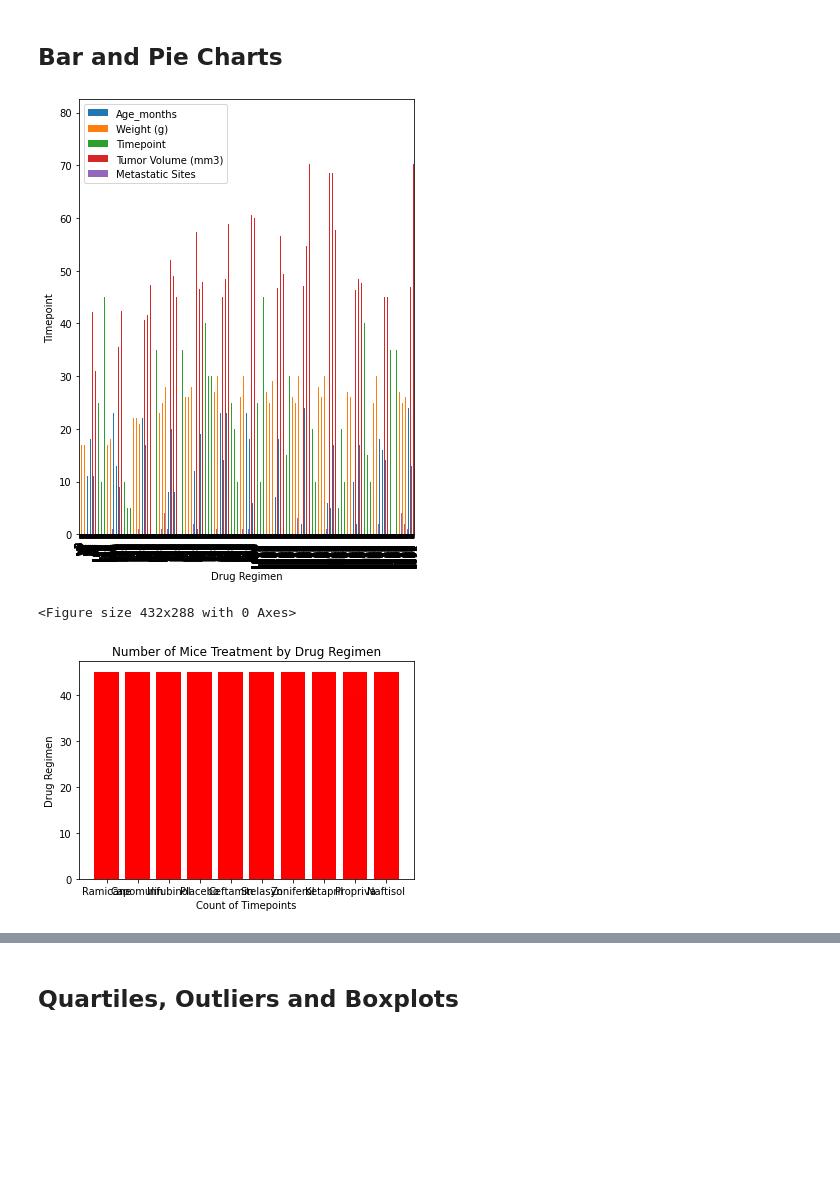
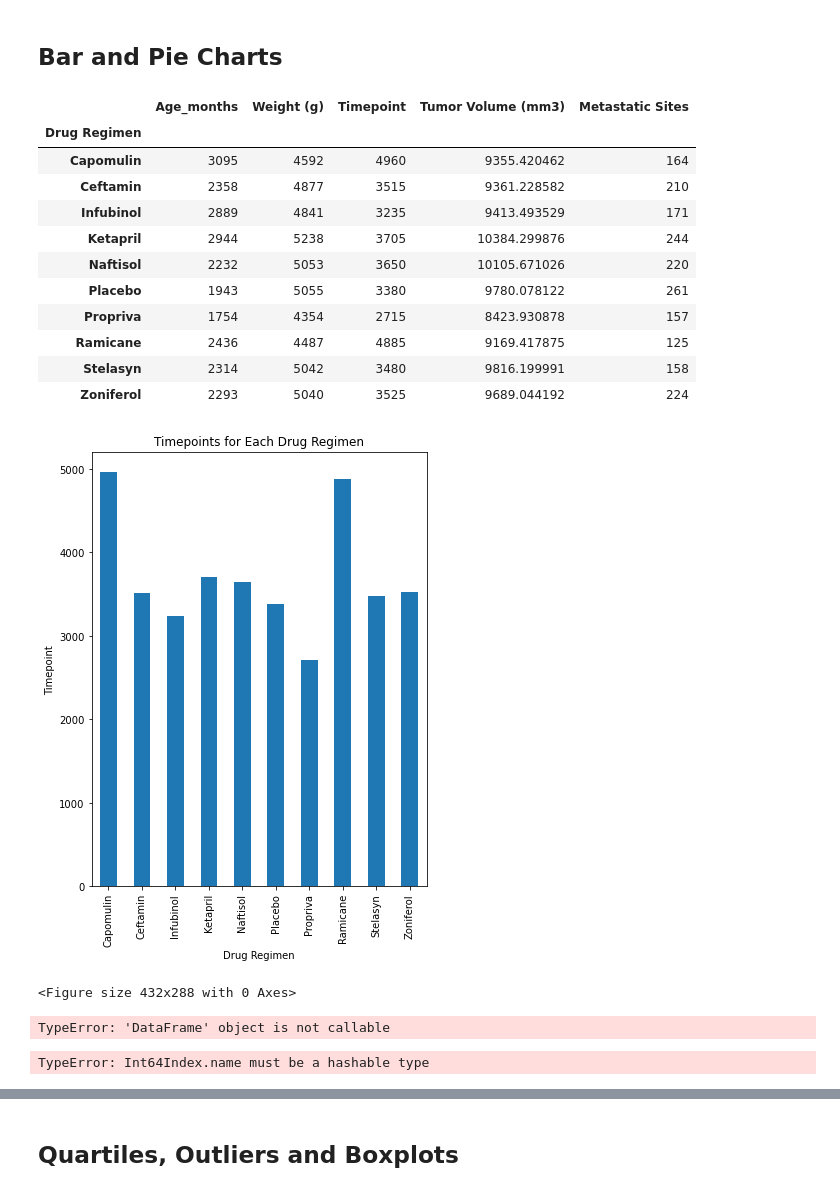
Before and after one commit to kaylajgranados/Pharmaceutical-Treatment-Testing, a Jupyter notebook: pymaceuticals_starter.ipynb, the cells around one changed output, grey strips where cells are left out. Cells and saved outputs as stored; diff of their text form; code cells hidden in the pictures; blank space fills up the shorter version.

```diff
--- a/pymaceuticals_starter.ipynb
+++ b/pymaceuticals_starter.ipynb
@@ -166,19 +151,41 @@ complete_volume_df.groupby(["Drug Regimen"]).agg(["mean", "median", "var","std",
 # %% [markdown]
 ## Bar and Pie Charts
 # %%
-#Generate a bar plot showing the total number of timepoints for all mice tested for each drug regimen using Pandas.
-drug_regimen = mouse_study_complete.groupby("Drug Regimen")
+# Generate a bar plot showing the total number of timepoints for all mice tested for each drug regimen using Pandas.
 
-count_timepoints= drug_regimen["Timepoint"].count()
-
-count_chart = mouse_study_complete.plot(kind='bar', figsize=(6,8))
-
-# Set the xlabel and ylabel using class methods
-count_chart.set_xlabel("Drug Regimen")
-count_chart.set_ylabel("Timepoint")
-
-plt.show()
-plt.tight_layout()
+# Group by drug regimen
+# Sum Timepoint row
+drug_regimen = mouse_study_complete.groupby("Drug Regimen").sum("Timepoint")
+drug_regimen
 # %% [output]
-[figure, removed]
-<Figure size 432x288 with 0 Axes>
+|  | Age_months | Weight (g) | Timepoint | Tumor Volume (mm3) | Metastatic Sites |
+| Drug Regimen |  |  |  |  |  |
+| Capomulin | 3095 | 4592 | 4960 | 9355.420462 | 164 |
+| Ceftamin | 2358 | 4877 | 3515 | 9361.228582 | 210 |
+| Infubinol | 2889 | 4841 | 3235 | 9413.493529 | 171 |
+| Ketapril | 2944 | 5238 | 3705 | 10384.299876 | 244 |
+| Naftisol | 2232 | 5053 | 3650 | 10105.671026 | 220 |
+| Placebo | 1943 | 5055 | 3380 | 9780.078122 | 261 |
+| Propriva | 1754 | 4354 | 2715 | 8423.930878 | 157 |
+| Ramicane | 2436 | 4487 | 4885 | 9169.417875 | 125 |
+| Stelasyn | 2314 | 5042 | 3480 | 9816.199991 | 158 |
+| Zoniferol | 2293 | 5040 | 3525 | 9689.044192 | 224 |
+# %%
+#Create a bar chart
+
+#this using Pandas' built-int plotting functions to create the bar chart
+# is there a way to change the colors?
+
+#is sum needed here if I summed above?
+count_timepoints= drug_regimen["Timepoint"].sum()
+count_chart = drug_regimen["Timepoint"].plot(kind='bar', figsize=(6,8))
+
+# Set the xlabel and ylabel using class methods
+count_chart.set_xlabel("Drug Regimen")
+count_chart.set_ylabel("Timepoint")
+count_chart.set_title("Timepoints for Each Drug Regimen")
+plt.show()
+plt.tight_layout()
+# %% [output]
+[figure, added]
+<Figure size 432x288 with 0 Axes>
@@ -185,11 +194,14 @@ plt.tight_layout()
 # %%
 #Generate a bar plot showing the total number of timepoints for all mice tested for each drug regimen using pyplot.
-timepoint=mouse_study_complete["Timepoint"]
-x_axis =mouse_study_complete["Drug Regimen"]
+#This is using matplotlib functions for the bar chart
+#The issue is that drug regimen needs to be used as the x-axis here but it's set as the index from the last bar plot. I haven't figured out how to get around that.
+
+timepoint=drug_regimen("Timepoint")
+x_axis =drug_regimen("Drug Regimen")
 plt.bar(x_axis, timepoint, color='r', alpha=0.5, align="center")
 
 plt.title("Number of Mice Treatment by Drug Regimen")
 plt.xlabel("Count of Timepoints")
 plt.ylabel("Drug Regimen")
 # %% [output]
-[figure, removed]
+TypeError: 'DataFrame' object is not callable
@@ -198,3 +208,18 @@ plt.ylabel("Drug Regimen")
+# %%
+# Generate a pie plot showing the distribution of female versus male mice using Pandas
+
+# Create a pie chart from the DataFrame
+# Use the 'Value' column as the data to represent in the pie chart
+mouse_study_complete.plot.pie(y=['Sex'], labels=mouse_study_complete['Sex'], autopct='%1.1f%%', startangle=90)
+
+# Add title
+plt.title("Pie Chart Example")
+
+# Show the pie chart
+plt.axis('equal')  # Equal aspect ratio ensures that the pie is circular.
+plt.show()
+# %% [output]
+TypeError: Int64Index.name must be a hashable type
 # %%
 # Generate a pie plot showing the distribution of female versus male mice using pyplot
 values = mouse_study_complete.value_counts("Sex")
```
Also changed, not shown: parts of 14 cells of this notebook.
